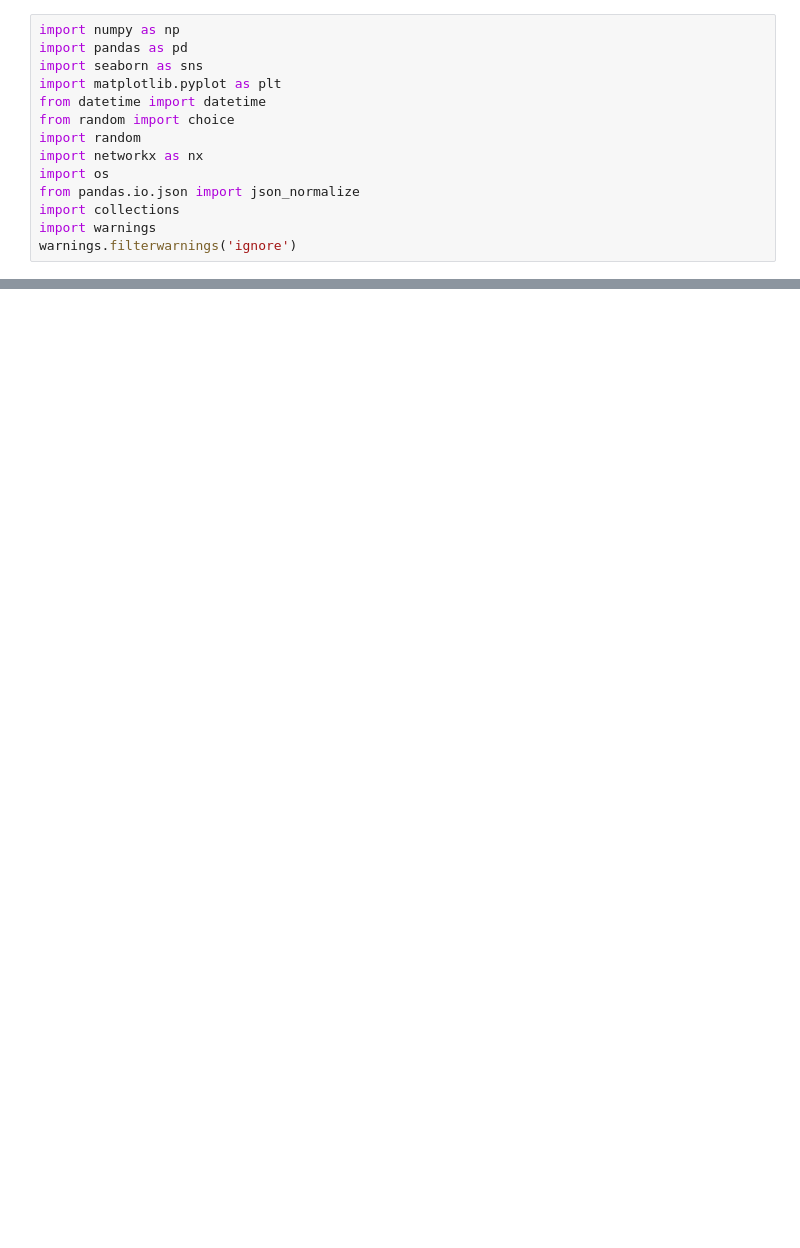
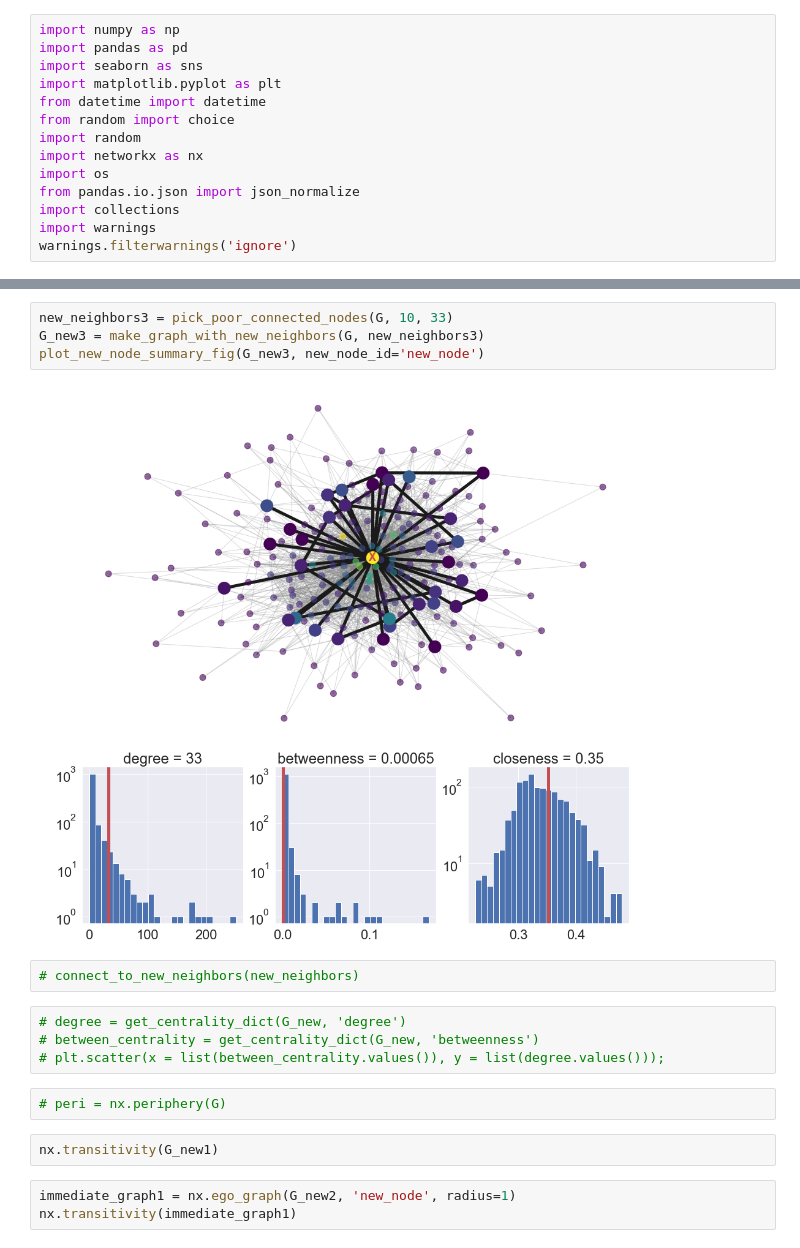
Before and after one commit to DariusParvin/Lightning-Channel-Optimizer, a Jupyter notebook: Make_Channel_Demo.ipynb, the cells around one changed output, grey strips where cells are left out. Drawn from its saved outputs; the diff is of its cells as text; blank space fills up the shorter version.

```diff
--- a/Make_Channel_Demo.ipynb
+++ b/Make_Channel_Demo.ipynb
@@ -269,0 +221,19 @@ connect_to_new_neighbors(new_neighbors)
+# %%
+new_neighbors3 = pick_poor_connected_nodes(G, 10, 33)
+G_new3 = make_graph_with_new_neighbors(G, new_neighbors3)
+plot_new_node_summary_fig(G_new3, new_node_id='new_node')
+# %% [output]
+[figure, added]
+# %%
+# connect_to_new_neighbors(new_neighbors)
+# %%
+# degree = get_centrality_dict(G_new, 'degree')
+# between_centrality = get_centrality_dict(G_new, 'betweenness')
+# plt.scatter(x = list(between_centrality.values()), y = list(degree.values()));
+# %%
+# peri = nx.periphery(G)
+# %%
+nx.transitivity(G_new1)
+# %%
+immediate_graph1 = nx.ego_graph(G_new2, 'new_node', radius=1)
+nx.transitivity(immediate_graph1)
```
Also changed, not shown: parts of 18 cells of this notebook, 3 other files.
